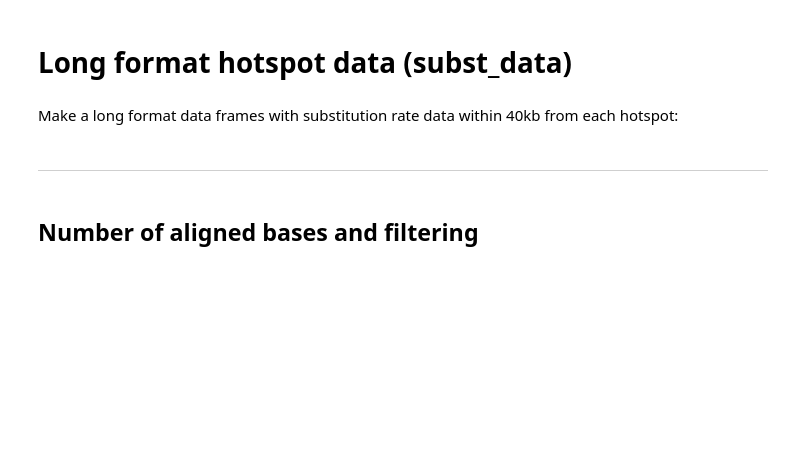
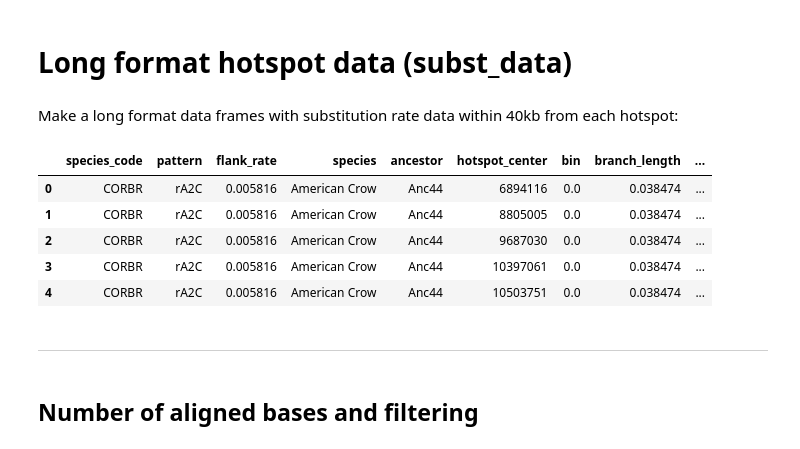
Before and after one commit to munch-group/bird-hotspots, a Jupyter notebook: notebooks/02_big_data_frames.ipynb, the cells around one changed output. Cells and saved outputs as stored; diff of their text form; code cells hidden in the pictures; blank space fills up the shorter version.

```diff
--- a/notebooks/02_big_data_frames.ipynb
+++ b/notebooks/02_big_data_frames.ipynb
@@ -236,28 +394,35 @@ hotspot_data = pd.read_hdf('../results/hotspot_data.h5')
 # %%
 id_cols = ['species', 'species_code', 'ancestor', 'hotspot_center', 'bin', 'branch_length', 'ultra_branch_length', 'nr_aligned']
 subst_data = (hotspot_data
-              .loc[lambda df: df.bin.abs() <= 40000, id_cols + substitutions + base_counts]
+              .loc[lambda df: df.bin.abs() <= 40000, id_cols + all_substitutions + base_counts]
               .melt(id_vars=id_cols,
-                    value_vars=substitutions,
+                    value_vars=all_substitutions,
                     var_name='pattern', value_name='rate')
              )
 subst_data['pattern'] = pd.Categorical(subst_data.pattern.values,
-                                       categories=substitutions, ordered=True)
+                                       categories=all_substitutions, ordered=True)
 subst_data.loc[subst_data.pattern.isin(transitions), 'type'] = 'Transition'
 subst_data.loc[~subst_data.pattern.isin(transitions), 'type'] = 'Transversion'
 subst_data['type'] = pd.Categorical(subst_data.type.values, categories=['Transition', 'Transversion'], ordered=True)
 
 # scale with flank means
 subst_data = (subst_data
  .loc[subst_data.bin.abs() > flank_start]
  .groupby(['species_code', 'pattern'], observed=False)
  .rate
  .mean()
  .reset_index()
  .rename(columns={'rate':'flank_rate'})
 ).merge(subst_data, on=['species_code', 'pattern'], how='right')
 subst_data['rate'] /= subst_data['flank_rate']
 subst_data.head()
+# %% [output]
+|  | species_code | pattern | flank_rate | species | ancestor | hotspot_center | bin | branch_length | ... |
+| 0 | CORBR | rA2C | 0.005816 | American Crow | Anc44 | 6894116 | 0.0 | 0.038474 | ... |
+| 1 | CORBR | rA2C | 0.005816 | American Crow | Anc44 | 8805005 | 0.0 | 0.038474 | ... |
+| 2 | CORBR | rA2C | 0.005816 | American Crow | Anc44 | 9687030 | 0.0 | 0.038474 | ... |
+| 3 | CORBR | rA2C | 0.005816 | American Crow | Anc44 | 10397061 | 0.0 | 0.038474 | ... |
+| 4 | CORBR | rA2C | 0.005816 | American Crow | Anc44 | 10503751 | 0.0 | 0.038474 | ... |
 # %%
 # (subst_data
 #  .loc[subst_data.bin.abs() > flank_start]
```
Also changed, not shown: parts of 77 cells of this notebook, 8 other files.
